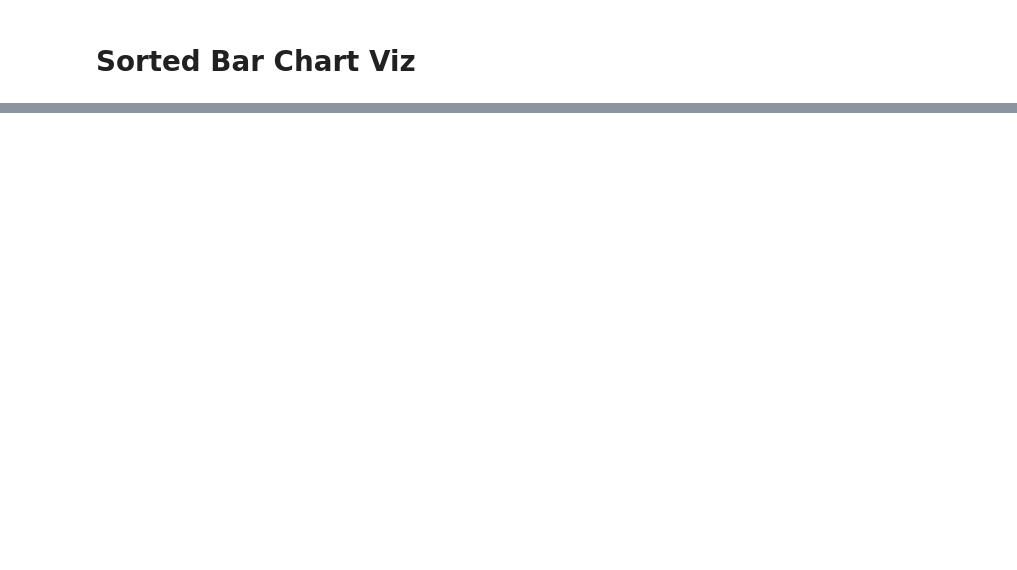
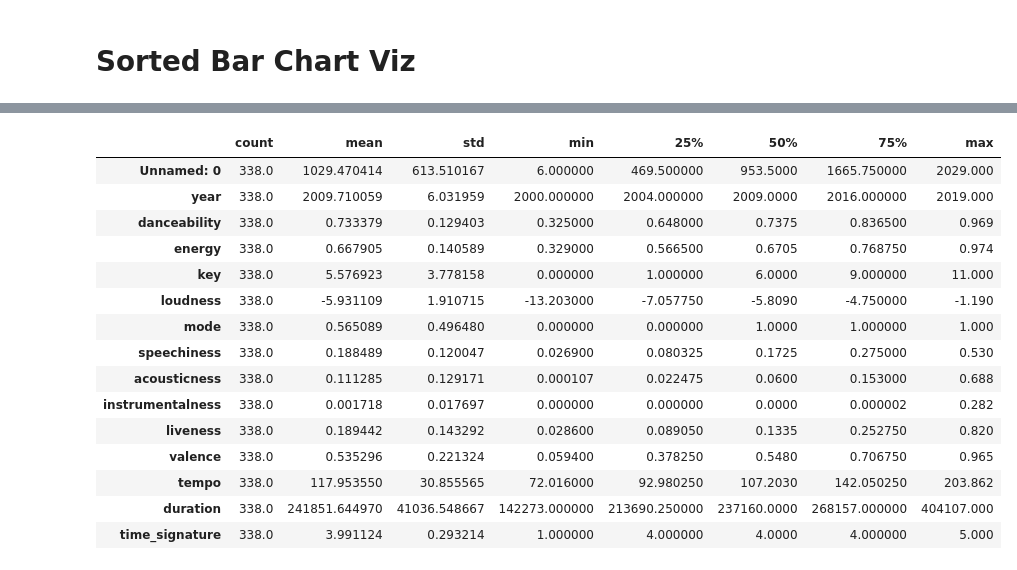
Before and after one commit to srpatel2000/Spotify-Top-Songs-Visualization, a Jupyter notebook: data-visualizations.ipynb, the cells around one changed output, grey strips where cells are left out. Drawn from its saved outputs; the diff is of its cells as text; code cells hidden in the pictures; blank space fills up the shorter version.

```diff
--- a/data-visualizations.ipynb
+++ b/data-visualizations.ipynb
@@ -66,0 +148,8 @@ fig
+# %%
+line_copy = top_songs.copy()
+
+line_copy['artist_genre'] = line_copy['artist_genre'].apply(lambda x : x.replace('[', ''))
+line_copy['artist_genre'] = line_copy['artist_genre'].apply(lambda x : x.replace(']', ''))
+line_copy['artist_genre'] = line_copy['artist_genre'].apply(lambda x : x.replace("'", ''))
+line_copy['artist_genre'] = line_copy['artist_genre'].apply(lambda x : list(map(str.strip, x.split(','))))
+line_copy['artist_genre'].apply(lambda x : if 'rap' in x)
@@ -66,0 +158,26 @@ fig
+# %%
+indices = [x for x in line_copy['artist_genre'].index if 'rap' in line_copy['artist_genre'][x]]
+df = line_copy.iloc[indices]
+audio_features = ['energy', 'key','loudness', 'mode', 'speechiness', 'acousticness', 'instrumentalness', 'danceability', 'liveness', 'valence', 'tempo', 'duration', 'time_signature']
+df = df.describe()[audio_features].T.reset_index()
+df = df.loc[df['index'] == 'energy']
+px.bar(df, x='index', y='mean')
+# %%
+df.describe().T
+# %% [output]
+|  | count | mean | std | min | 25% | 50% | 75% | max |
+| Unnamed: 0 | 338.0 | 1029.470414 | 613.510167 | 6.000000 | 469.500000 | 953.5000 | 1665.750000 | 2029.000 |
+| year | 338.0 | 2009.710059 | 6.031959 | 2000.000000 | 2004.000000 | 2009.0000 | 2016.000000 | 2019.000 |
+| danceability | 338.0 | 0.733379 | 0.129403 | 0.325000 | 0.648000 | 0.7375 | 0.836500 | 0.969 |
+| energy | 338.0 | 0.667905 | 0.140589 | 0.329000 | 0.566500 | 0.6705 | 0.768750 | 0.974 |
+| key | 338.0 | 5.576923 | 3.778158 | 0.000000 | 1.000000 | 6.0000 | 9.000000 | 11.000 |
+| loudness | 338.0 | -5.931109 | 1.910715 | -13.203000 | -7.057750 | -5.8090 | -4.750000 | -1.190 |
+| mode | 338.0 | 0.565089 | 0.496480 | 0.000000 | 0.000000 | 1.0000 | 1.000000 | 1.000 |
+| speechiness | 338.0 | 0.188489 | 0.120047 | 0.026900 | 0.080325 | 0.1725 | 0.275000 | 0.530 |
+| acousticness | 338.0 | 0.111285 | 0.129171 | 0.000107 | 0.022475 | 0.0600 | 0.153000 | 0.688 |
+| instrumentalness | 338.0 | 0.001718 | 0.017697 | 0.000000 | 0.000000 | 0.0000 | 0.000002 | 0.282 |
+| liveness | 338.0 | 0.189442 | 0.143292 | 0.028600 | 0.089050 | 0.1335 | 0.252750 | 0.820 |
+| valence | 338.0 | 0.535296 | 0.221324 | 0.059400 | 0.378250 | 0.5480 | 0.706750 | 0.965 |
+| tempo | 338.0 | 117.953550 | 30.855565 | 72.016000 | 92.980250 | 107.2030 | 142.050250 | 203.862 |
+| duration | 338.0 | 241851.644970 | 41036.548667 | 142273.000000 | 213690.250000 | 237160.0000 | 268157.000000 | 404107.000 |
+| time_signature | 338.0 | 3.991124 | 0.293214 | 1.000000 | 4.000000 | 4.0000 | 4.000000 | 5.000 |
```
Also changed, not shown: parts of 8 cells of this notebook, 1 other file.
